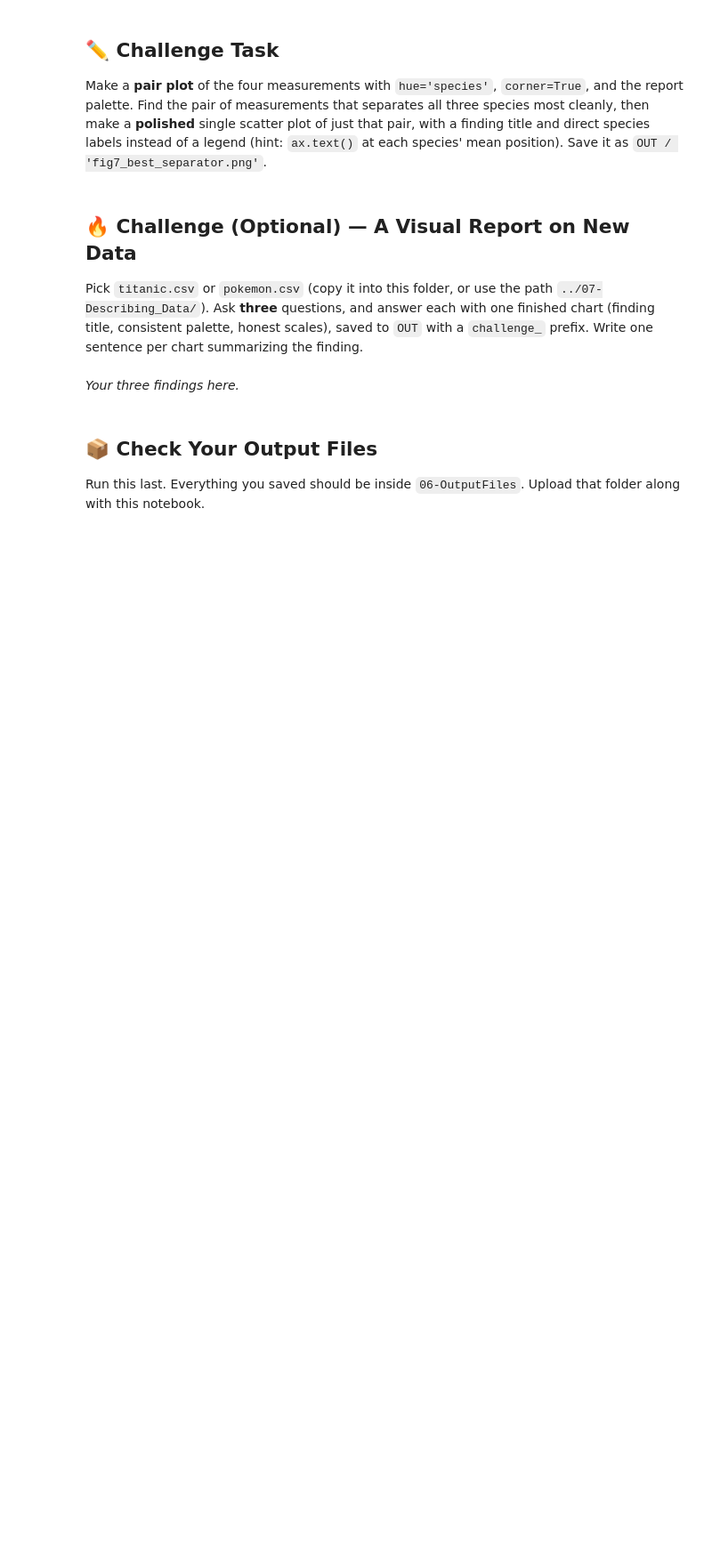
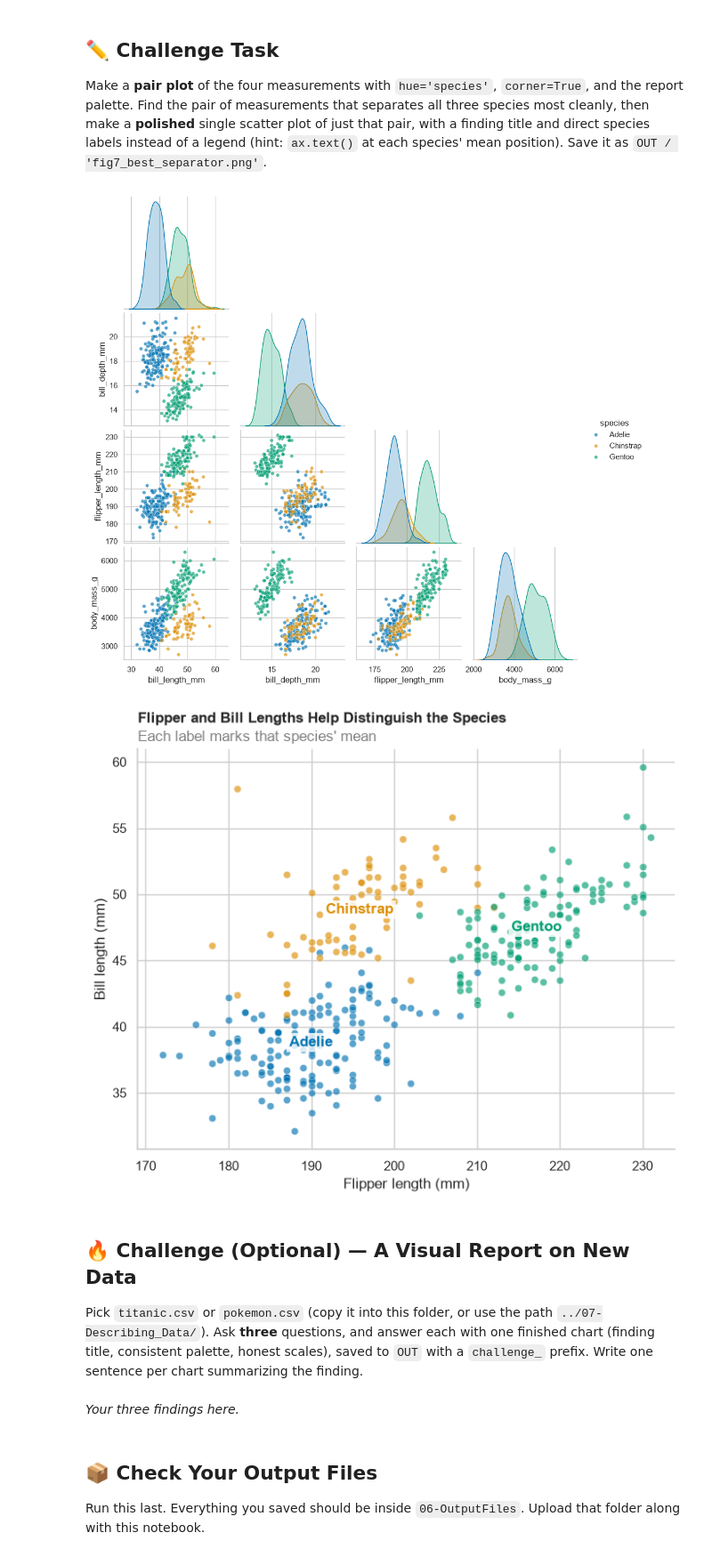
Before and after one commit to ECOKER1226/3603-data-science-coker, a Jupyter notebook: Work/08-Visualizing_Data/06-Visualization_Lab.ipynb, the cells around one changed output. Shown at 89% size. Drawn from its saved outputs; the diff is of its cells as text; code cells hidden in the pictures; blank space fills up the shorter version.

```diff
--- a/Work/08-Visualizing_Data/06-Visualization_Lab.ipynb
+++ b/Work/08-Visualizing_Data/06-Visualization_Lab.ipynb
@@ -276,6 +335,30 @@ Module 07's lab Practice 2 compared Adelie body mass across islands (the only sp
 Make a **pair plot** of the four measurements with `hue='species'`, `corner=True`, and the report palette. Find the pair of measurements that separates all three species most cleanly, then make a **polished** single scatter plot of just that pair, with a finding title and direct species labels instead of a legend (hint: `ax.text()` at each species' mean position). Save it as `OUT / 'fig7_best_separator.png'`.
 # %%
 # Your code here
+pair_grid = sns.pairplot(data=penguins, vars=MEASUREMENTS, hue='species', hue_order=SPECIES, palette=SPECIES_COLORS, corner=True, plot_kws={'alpha': 0.65, 's': 25})
+plt.show()
+
+# Flipper length and bill length provide a clear two-dimensional separation.
+fig, ax = plt.subplots(figsize=(8, 6))
+
+for sp in SPECIES:
+    group = penguins[penguins['species'] == sp]
+    color = SPECIES_COLORS[sp]
+
+    ax.scatter(group['flipper_length_mm'], group['bill_length_mm'], color=color, alpha=0.65, s=35, edgecolor='white', linewidth=0.4)
+
+    mean_x = group['flipper_length_mm'].mean()
+    mean_y = group['bill_length_mm'].mean()
+    ax.text(mean_x, mean_y, sp, color=color, fontweight='bold', ha='center', va='center', bbox={'facecolor': 'white', 'alpha': 0.8, 'edgecolor': 'none', 'pad': 2})
+
+ax.set(xlabel=LABELS['flipper_length_mm'], ylabel=LABELS['bill_length_mm'])
+finish(ax, 'Flipper and Bill Lengths Help Distinguish the Species', 'Each label marks that species\' mean')
+
+fig.savefig(OUT / 'fig7_best_separator.png', dpi=150, bbox_inches='tight')
+plt.show()
+# %% [output]
+[figure, added]
+[figure, added]
 # %% [markdown]
 ## 🔥 Challenge (Optional) — A Visual Report on New Data
 Pick `titanic.csv` or `pokemon.csv` (copy it into this folder, or use the path `../07-Describing_Data/`). Ask **three** questions, and answer each with one finished chart (finding title, consistent palette, honest scales), saved to `OUT` with a `challenge_` prefix. Write one sentence per chart summarizing the finding.
```
Also changed, not shown: parts of 6 cells of this notebook, 6 other files.
